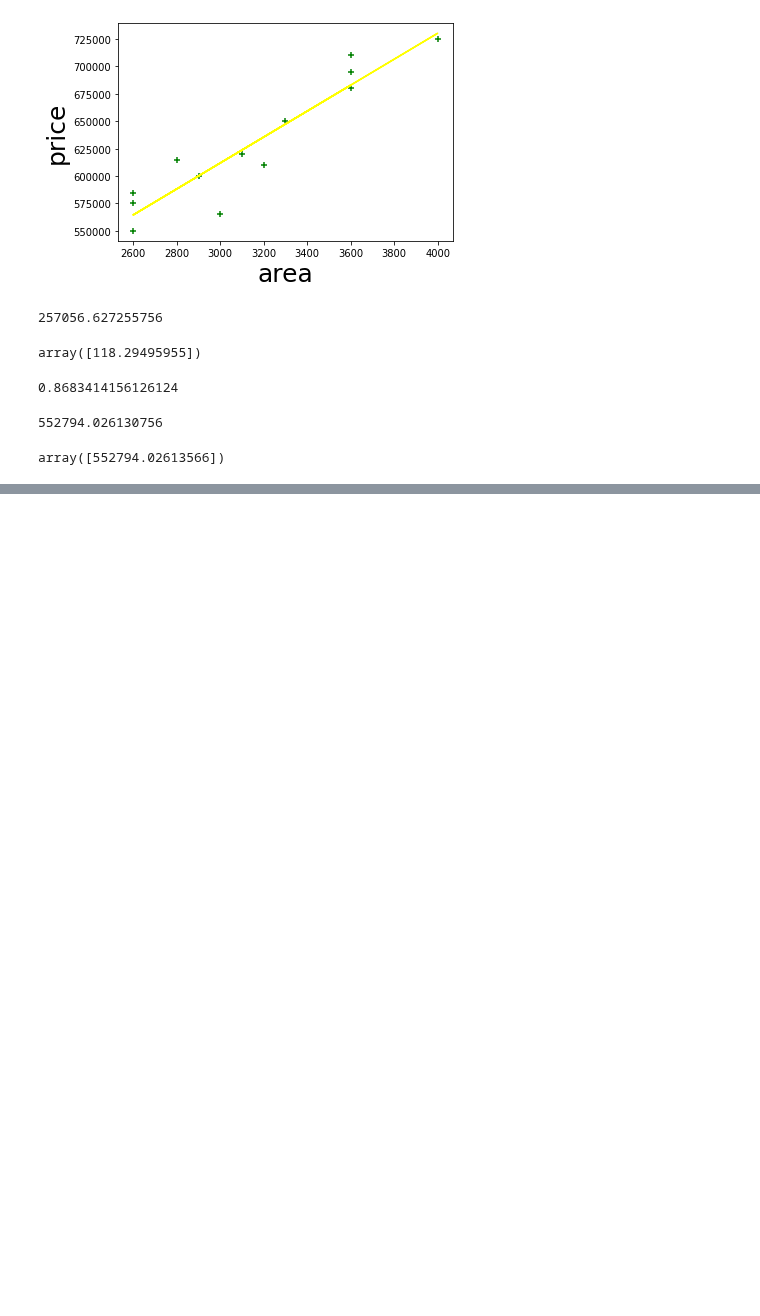
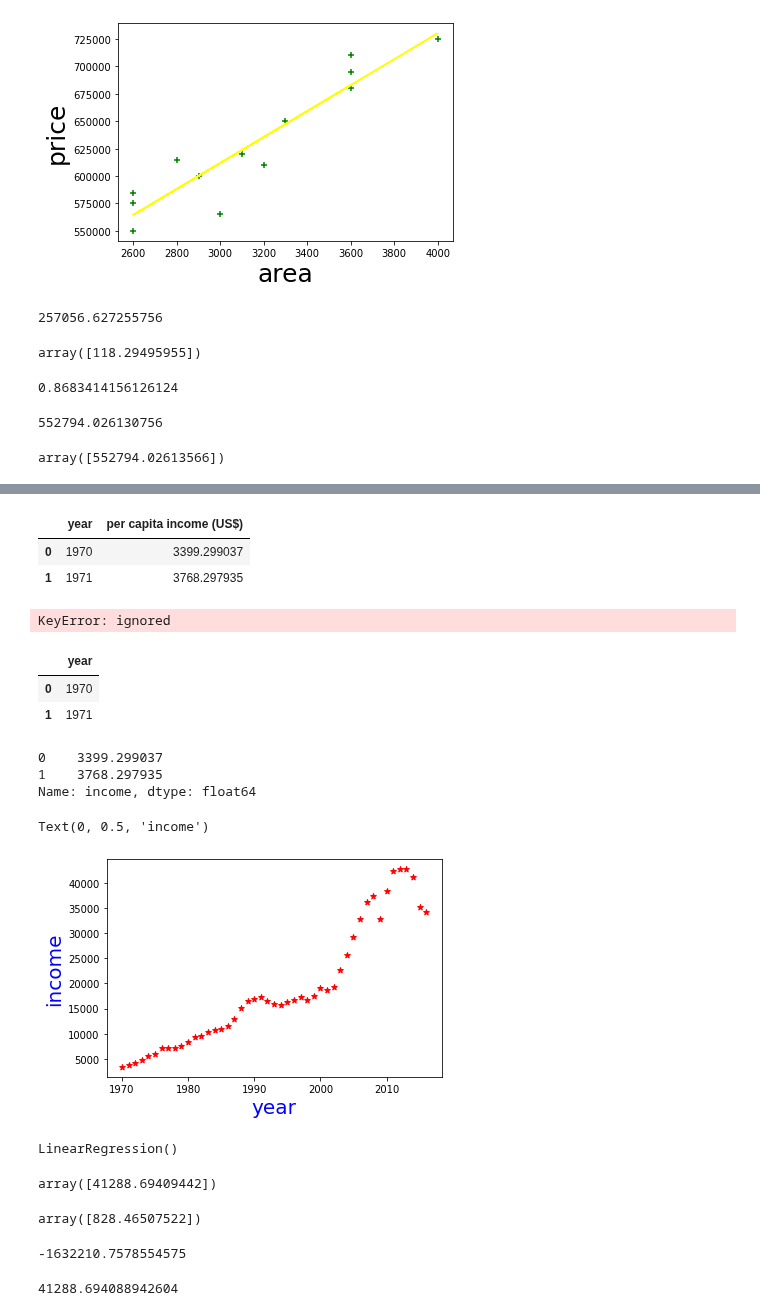
Before and after one commit to AIRdeestack/Personal-projects, a Jupyter notebook: personal_linear_regression.ipynb, the cells around one changed output, grey strips where cells are left out. Saved outputs shown, nothing was run; the diff lists cells and outputs as text; code cells hidden in the pictures; blank space fills up the shorter version.

```diff
--- a/personal_linear_regression.ipynb
+++ b/personal_linear_regression.ipynb
@@ -98,0 +105,57 @@ array([552794.02613566])
+# %%
+canada = pd.read_csv('canada_per_capita_income.csv')
+canada.head(2)
+# %% [output]
+|  | year | per capita income (US$) |
+| 0 | 1970 | 3399.299037 |
+| 1 | 1971 | 3768.297935 |
+# %%
+new_canada = canada.drop('per capita income (US$)', axis = 'columns')
+
+year = new_canada
+canada = canada.rename(columns = {'per capita income (US$)': 'income'})
+canada
+# %% [output]
+KeyError: ignored
+# %%
+income = canada.income
+year.head(2)
+# %% [output]
+|  | year |
+| 0 | 1970 |
+| 1 | 1971 |
+# %%
+income.head(2)
+# %% [output]
+0    3399.299037
+1    3768.297935
+Name: income, dtype: float64
+# %%
+%matplotlib inline
+plt.scatter(canada.year, canada.income, color = 'red', marker = '*')
+plt.xlabel('year', Size = 20, color = 'blue')
+plt.ylabel ('income', size = 20, color = 'blue')
+# %% [output]
+Text(0, 0.5, 'income')
+[figure, added]
+# %%
+reg = linear_model. LinearRegression()
+reg.fit(year,income)
+# %% [output]
+LinearRegression()
+# %%
+reg.predict([[2020]])
+# %% [output]
+array([41288.69409442])
+# %%
+reg.coef_
+# %% [output]
+array([828.46507522])
+# %%
+reg.intercept_
+# %% [output]
+-1632210.7578554575
+# %%
+2020 * 828.46507522 +  -1632210.7578554575
+# %% [output]
+41288.694088942604
```
Also changed, not shown: parts of 2 cells of this notebook.
